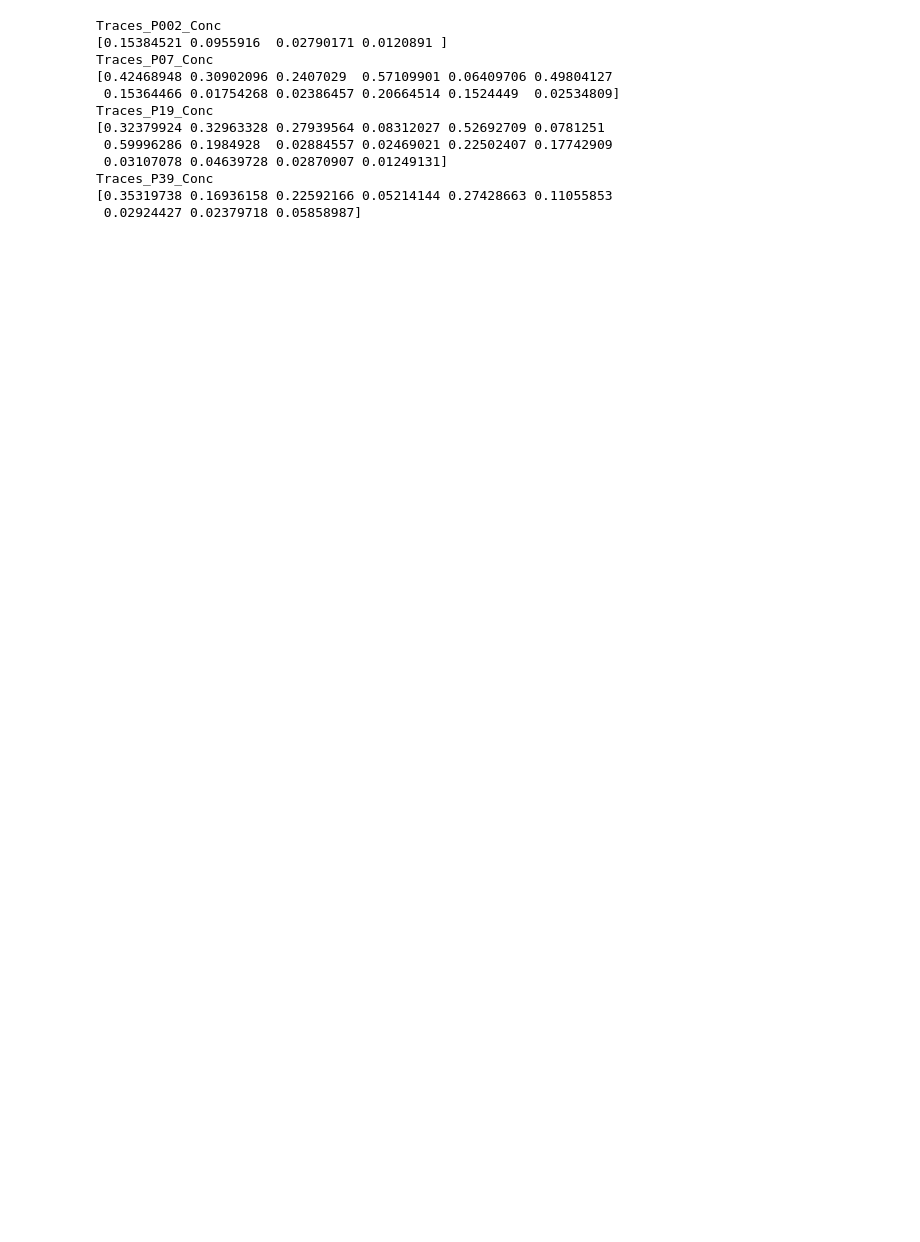
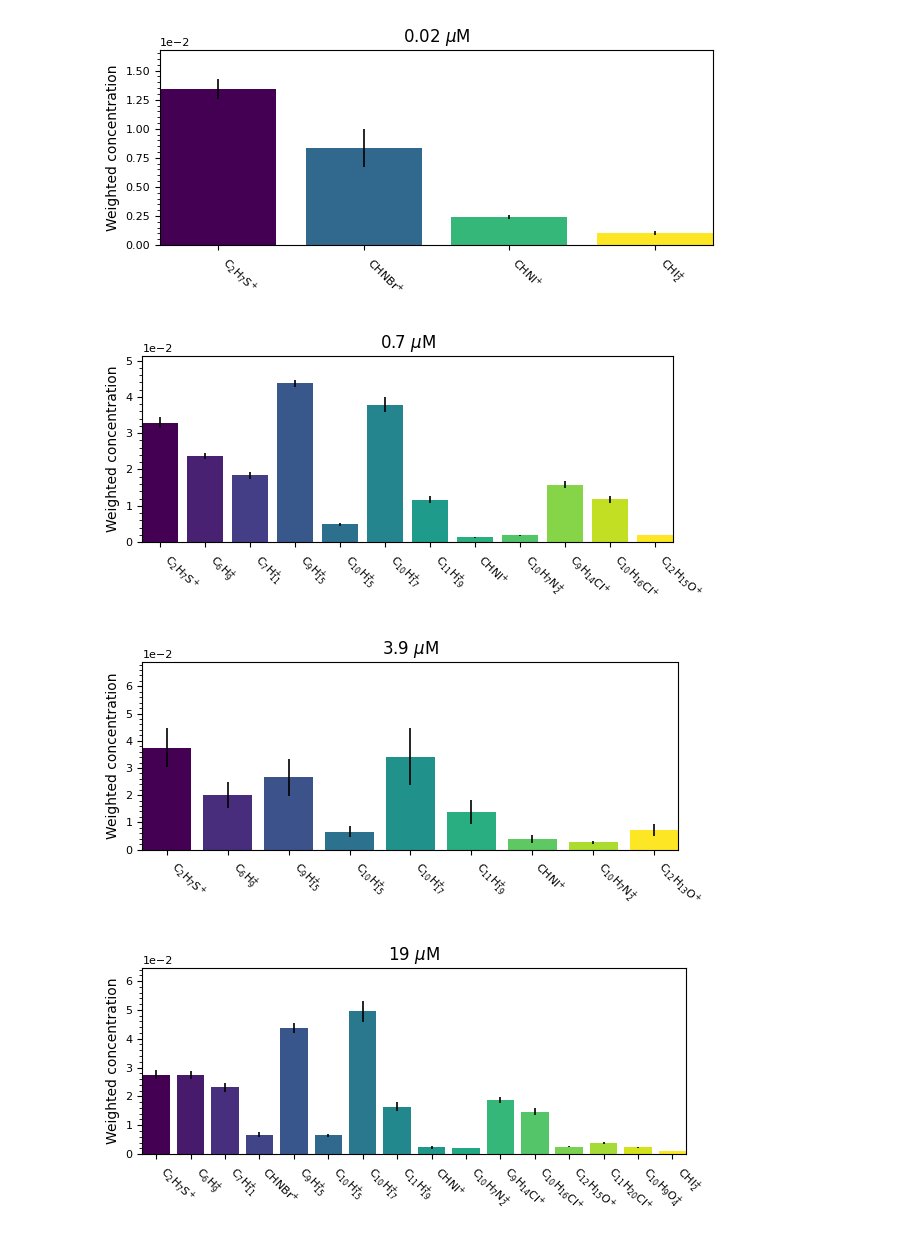
Before and after one commit to Normann25/DataTreatment_PhD, a Jupyter notebook: Ulva_results/PTR_MS.ipynb, the cells around one changed output. Cells and saved outputs as stored; diff of their text form; code cells hidden in the pictures; blank space fills up the shorter version.

```diff
--- a/Ulva_results/PTR_MS.ipynb
+++ b/Ulva_results/PTR_MS.ipynb
@@ -73,20 +64,54 @@ Index(['AbsTime', 'RelTime', 'Cycle', 'CycleInFile',
+# %%
+def plot_barchart(ax, means, stds, xticks, ax_label):
+    n_lines = len(xticks)
+    cmap = mpl.colormaps['viridis']
+    colors = cmap(np.linspace(0, 1, n_lines))
+
+    ax.bar(xticks, means, yerr = stds/np.sqrt(len(stds))
+           , color = colors)
+    ax.set_ylabel(ax_label)
+    ax.set_xticklabels(ax.get_xticklabels(), rotation=-45, ha = 'left')
+    ax.tick_params(axis = 'x', which = 'minor', bottom = False)
+
+    return
 # %%
-for key in dict_keys:
-    for i, conc in enumerate(concentrations):
-        if conc in key:
-            print(key)
-            conc_mean, conc_std = exp_mean(data[key], data[key].keys()[4:-2], timestamps[i])
-            print(conc_mean)
+# Identified compounds
+compounds = [r'C$_{2}$H$_{7}$S$^{+}$', r'C$_{6}$H$_{9}^{+}$', r'C$_{7}$H$_{11}^{+}$', r'CHNBr$^{+}$', r'C$_{9}$H$_{15}^{+}$',
+             r'C$_{10}$H$_{15}^{+}$', r'C$_{10}$H$_{17}^{+}$', r'C$_{11}$H$_{19}^{+}$', r'CHNI$^{+}$', r'C$_{10}$H$_{7}$N$_{2}^{+}$',
+             r'C$_{9}$H$_{14}$Cl$^{+}$', r'C$_{10}$H$_{16}$Cl$^{+}$', r'C$_{12}$H$_{13}$O$^{+}$', r'C$_{12}$H$_{15}$O$^{+}$',
+             r'C$_{11}$H$_{20}$Cl$^{+}$', r'C$_{10}$H$_{9}$O$_{4}^{+}$', r'CHI$_{2}^{+}$']
+mz_values = ['m63.', 'm81.', 'm95.', 'm105.', 'm123.', 'm135.', 'm137.', 'm151.', 'm153.', 'm155.', 'm157.', 'm171.', 'm173.', 'm175.', 'm187.', 'm193.', 'm266.']
+
+# Drymatter content in %
+drymatter_content = [[11.534487, 11.382497],              # [P] = 0.02 uM
+                     [11.904420, 14.161381],              # [P] = 0.7 uM
+                     [6.391606, 13.039712, 10.892301],    # [P] = 3.9 uM
+                     [13.234575, 10.808621, 11.802545]]   # [P] = 19 uM
+
+file_names = ['002', '07', '39', '19']
+P_conc = [r'0.02 $\mu$M', r'0.7 $\mu$M', r'3.9 $\mu$M', r'19 $\mu$M']
+
+# Mean concentrations for each phosphorous content
+for i, key in enumerate(dict_keys):
+
+    identified_compounds = []
+    for j, mz in enumerate(mz_values):
+        for df_key in data[key].keys():
+            if mz in df_key:
+                identified_compounds.append(compounds[j])
+
+    conc_mean, conc_std = exp_mean(data[key], data[key].keys()[4:-2], timestamps[i], drymatter_content[i])
+    # concentrations are normalized according to drymatter content of algae used in each experiment
+
+    fig, ax = plt.subplots(figsize = (6.3, 3))
+
+    plot_barchart(ax, conc_mean, conc_std, identified_compounds, 'Weighted concentration')
+    ax.set(ylim = (0, max(conc_mean) + max(conc_std)), title = P_conc[i])
+
+    fig.tight_layout()
+    fig.savefig(f'Ulva_{file_names[i]}uMP.jpg', dpi = 600)
 # %% [output]
-Traces_P002_Conc
-[0.15384521 0.0955916  0.02790171 0.0120891 ]
-Traces_P07_Conc
-[0.42468948 0.30902096 0.2407029  0.57109901 0.06409706 0.49804127
- 0.15364466 0.01754268 0.02386457 0.20664514 0.1524449  0.02534809]
-Traces_P19_Conc
-[0.32379924 0.32963328 0.27939564 0.08312027 0.52692709 0.0781251
- 0.59996286 0.1984928  0.02884557 0.02469021 0.22502407 0.17742909
- 0.03107078 0.04639728 0.02870907 0.01249131]
-Traces_P39_Conc
-[0.35319738 0.16936158 0.22592166 0.05214144 0.27428663 0.11055853
- 0.02924427 0.02379718 0.05858987]
+[figure, added]
+[figure, added]
+[figure, added]
+[figure, added]
```
Also changed, not shown: parts of 1 cell of this notebook.
